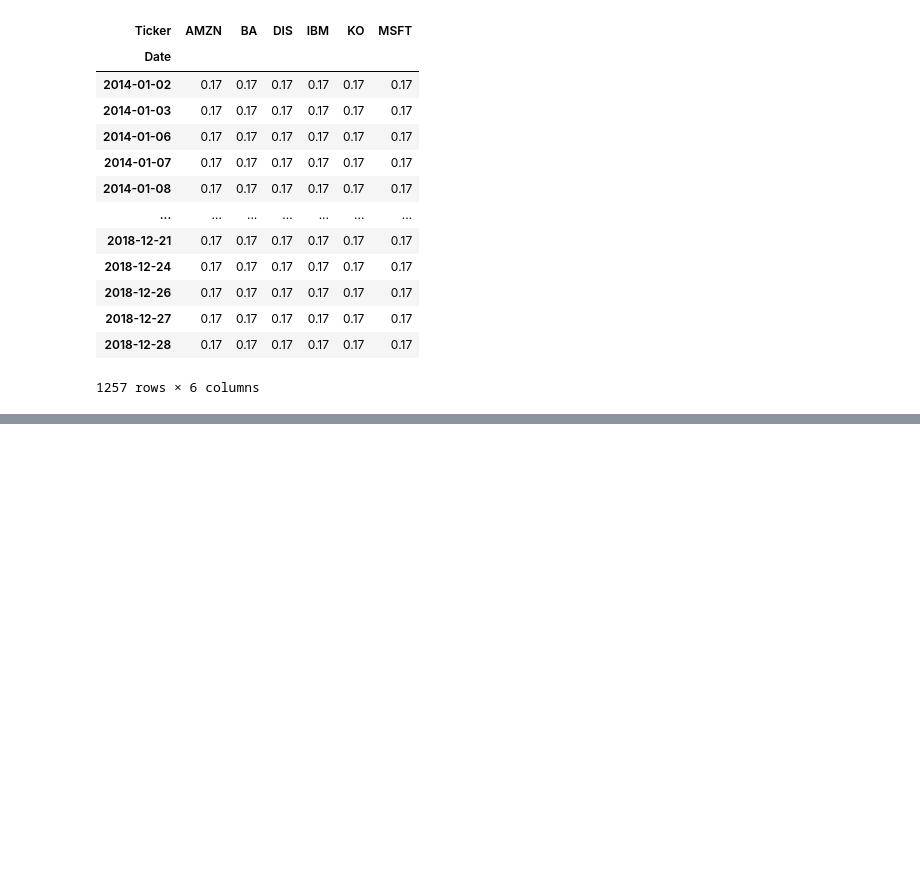
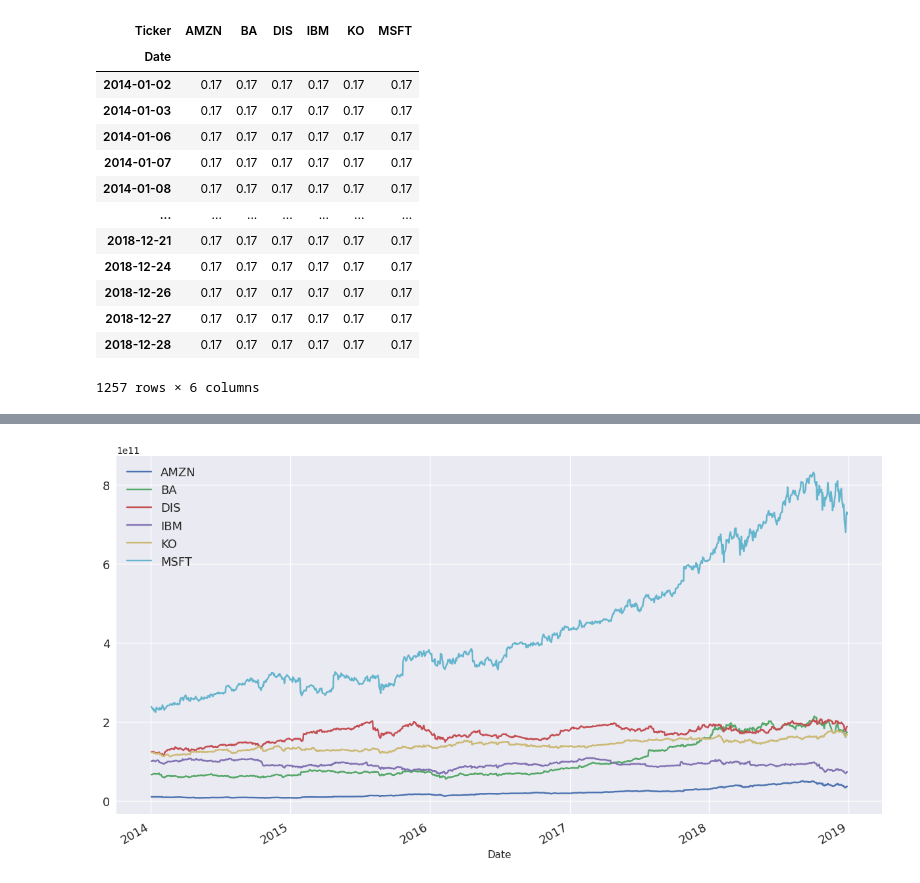
Before and after one commit to JamieW365/finance_projects, a Jupyter notebook: notebooks/stock_indexing.ipynb, the cells around one changed output, grey strips where cells are left out. Cells and saved outputs as stored; diff of their text form; code cells hidden in the pictures; blank space fills up the shorter version.

Commit message:
risk return of indexes

```diff
--- a/notebooks/stock_indexing.ipynb
+++ b/notebooks/stock_indexing.ipynb
@@ -285,0 +343,6 @@ weights_EWI
+# %%
+listings.set_index("Symbol", inplace = True)
+# %%
+ticker = ["AMZN", "BA", "DIS", "IBM", "KO", "MSFT"]
+listings = listings.loc[ticker, ["Last_Price", "Market_Cap"]]
+listings
@@ -285,0 +358,4 @@ weights_EWI
+# %%
+# The total number of shares for each stock
+listings["Shares"] = listings.Market_Cap.div(listings.Last_Price)
+listings
@@ -285,0 +371,4 @@ weights_EWI
+# %%
+# Calculating the market cap of each stock over time
+mcap = stocks.mul(listings.Shares, axis = 1)
+mcap
@@ -285,0 +390,6 @@ weights_EWI
+# %%
+mcap.plot(figsize = (15, 8 ), fontsize = 13)
+plt.legend(fontsize = 13)
+plt.show()
+# %% [output]
+[figure, added]
```
Also changed, not shown: parts of 24 cells of this notebook.
